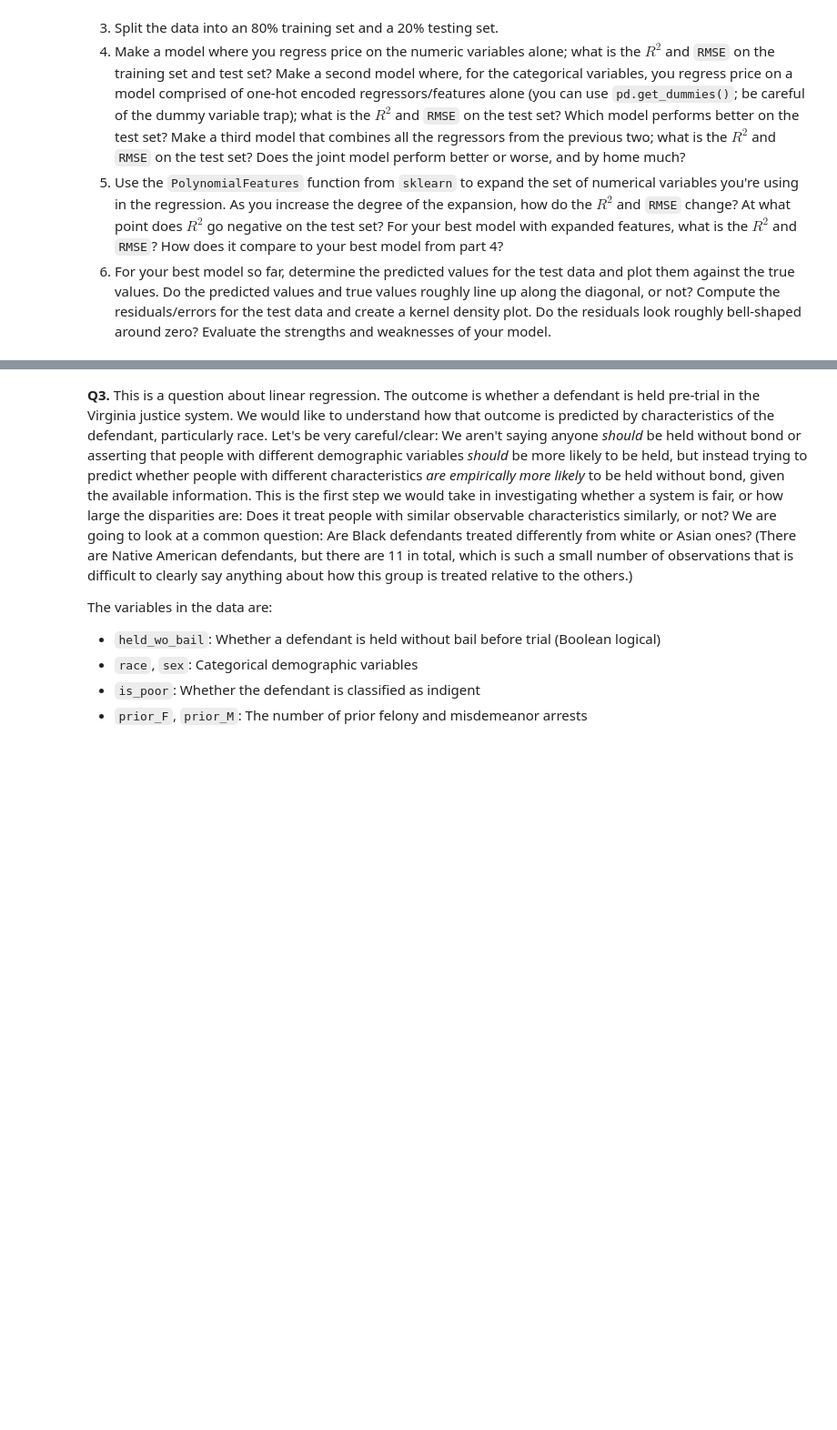
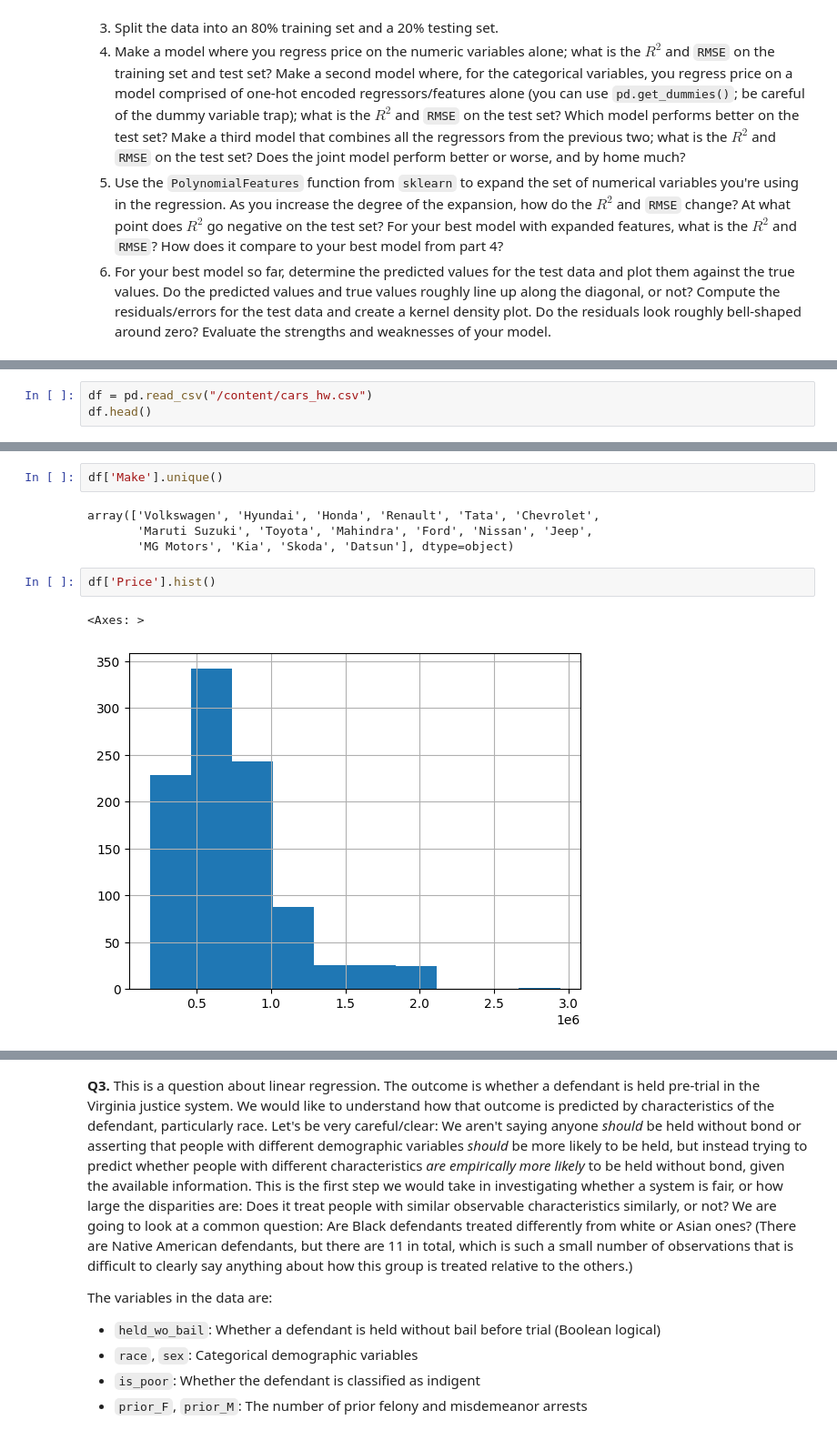
Before and after one commit to natalieassaad/linearRegression, a Jupyter notebook: assignment.ipynb, the cells around one changed output, grey strips where cells are left out. Shown: that part at 91% size. Cells and saved outputs as stored; diff of their text form; blank space fills up the shorter version.

```diff
--- a/assignment.ipynb
+++ b/assignment.ipynb
@@ -223,0 +228,3 @@ print((results.loc[0,'coefficient']*100)+(max(results.loc[:,'coefficient'])))
+# %%
+df = pd.read_csv("/content/cars_hw.csv")
+df.head()
@@ -223,0 +255,11 @@ print((results.loc[0,'coefficient']*100)+(max(results.loc[:,'coefficient'])))
+# %%
+df['Make'].unique()
+# %% [output]
+array(['Volkswagen', 'Hyundai', 'Honda', 'Renault', 'Tata', 'Chevrolet',
+       'Maruti Suzuki', 'Toyota', 'Mahindra', 'Ford', 'Nissan', 'Jeep',
+       'MG Motors', 'Kia', 'Skoda', 'Datsun'], dtype=object)
+# %%
+df['Price'].hist()
+# %% [output]
+<Axes: >
+[figure, added]
```
Also changed, not shown: parts of 11 cells of this notebook.
